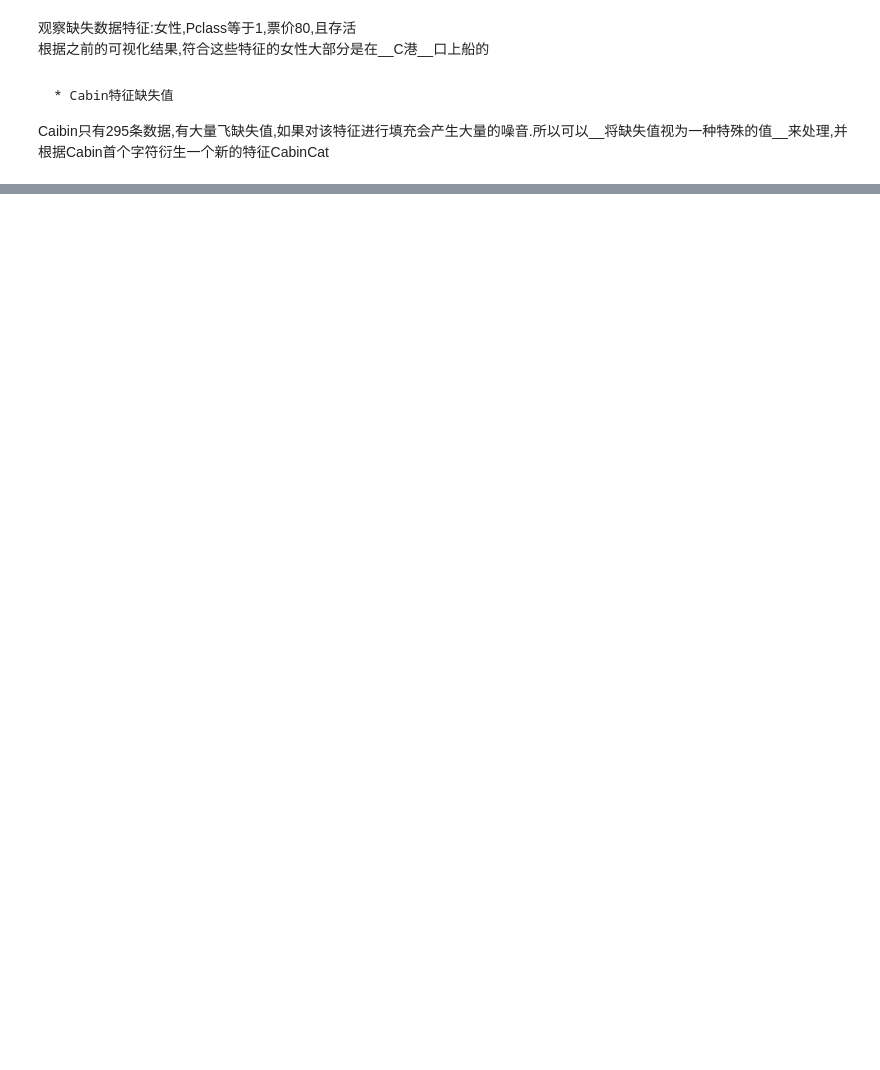
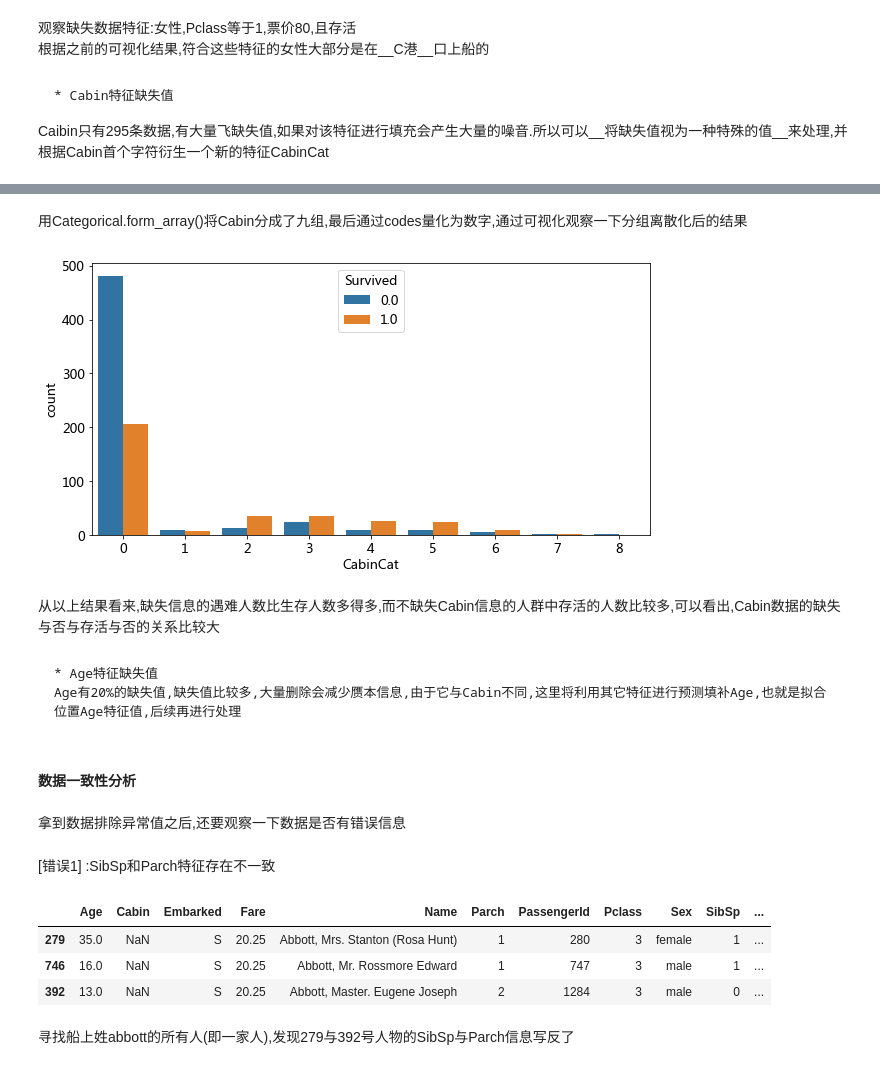
Before and after one commit to pengyi535719197/kaggle, a Jupyter notebook: Titanic/泰坦尼克号生存者预测.ipynb, the cells around one changed output, grey strips where cells are left out. Cells and saved outputs as stored; diff of their text form; code cells hidden in the pictures; blank space fills up the shorter version.

```diff
--- a/Titanic/泰坦尼克号生存者预测.ipynb
+++ b/Titanic/泰坦尼克号生存者预测.ipynb
@@ -362,0 +363,19 @@ df.head()
+# %% [markdown]
+用Categorical.form_array()将Cabin分成了九组,最后通过codes量化为数字,通过可视化观察一下分组离散化后的结果
+# %%
+fig, ax = plt.subplots(figsize=(10, 5))
+sns.countplot(x='CabinCat', hue='Survived', data=df)
+plt.show()
+# %% [output]
+[figure, added]
+# %% [markdown]
+从以上结果看来,缺失信息的遇难人数比生存人数多得多,而不缺失Cabin信息的人群中存活的人数比较多,可以看出,Cabin数据的缺失与否与存活与否的关系比较大
+# %% [markdown]
+    * Age特征缺失值
+    Age有20%的缺失值,缺失值比较多,大量删除会减少赝本信息,由于它与Cabin不同,这里将利用其它特征进行预测填补Age,也就是拟合位置Age特征值,后续再进行处理
+# %% [markdown]
+#### 数据一致性分析
+# %% [markdown]
+拿到数据排除异常值之后,还要观察一下数据是否有错误信息
+# %% [markdown]
+[错误1] :SibSp和Parch特征存在不一致
@@ -362,0 +385,9 @@ df.head()
+# %%
+df.loc[df['Surname']=='abbott']
+# %% [output]
+|  | Age | Cabin | Embarked | Fare | Name | Parch | PassengerId | Pclass | Sex | SibSp | ... |
+| 279 | 35.0 | NaN | S | 20.25 | Abbott, Mrs. Stanton (Rosa Hunt) | 1 | 280 | 3 | female | 1 | ... |
+| 746 | 16.0 | NaN | S | 20.25 | Abbott, Mr. Rossmore Edward | 1 | 747 | 3 | male | 1 | ... |
+| 392 | 13.0 | NaN | S | 20.25 | Abbott, Master. Eugene Joseph | 2 | 1284 | 3 | male | 0 | ... |
+# %% [markdown]
+寻找船上姓abbott的所有人(即一家人),发现279与392号人物的SibSp与Parch信息写反了
```
Also changed, not shown: parts of 8 cells of this notebook.
